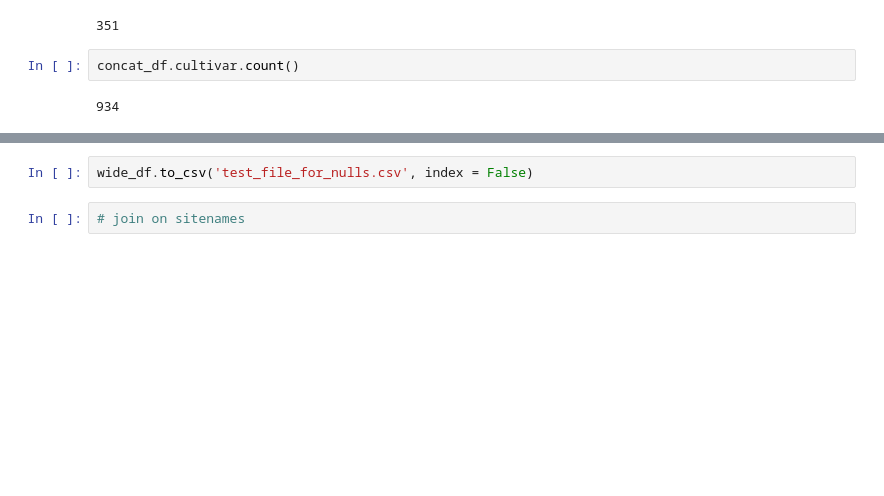
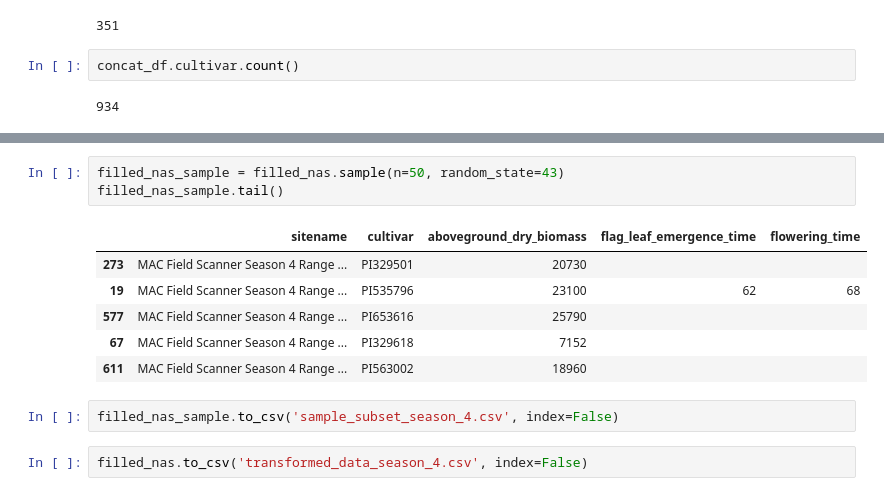
Before and after one commit to genophenoenvo/terraref-datasets, a Jupyter notebook: notebooks/gh5_phenotypes.ipynb, the cells around one changed output, grey strips where cells are left out. Cells and saved outputs as stored; diff of their text form; blank space fills up the shorter version.

```diff
--- a/notebooks/gh5_phenotypes.ipynb
+++ b/notebooks/gh5_phenotypes.ipynb
@@ -647,4 +625,14 @@ print(wide_df.flowering_time.count())
+# %%
+filled_nas_sample = filled_nas.sample(n=50, random_state=43)
+filled_nas_sample.tail()
+# %% [output]
+|  | sitename | cultivar | aboveground_dry_biomass | flag_leaf_emergence_time | flowering_time |
+| 273 | MAC Field Scanner Season 4 Range ... | PI329501 | 20730 |  |  |
+| 19 | MAC Field Scanner Season 4 Range ... | PI535796 | 23100 | 62 | 68 |
+| 577 | MAC Field Scanner Season 4 Range ... | PI653616 | 25790 |  |  |
+| 67 | MAC Field Scanner Season 4 Range ... | PI329618 | 7152 |  |  |
+| 611 | MAC Field Scanner Season 4 Range ... | PI563002 | 18960 |  |  |
 # %%
-wide_df.to_csv('test_file_for_nulls.csv', index = False)
+filled_nas_sample.to_csv('sample_subset_season_4.csv', index=False)
-# %%
-# join on sitenames
+# %%
+filled_nas.to_csv('transformed_data_season_4.csv', index=False)
```
Also changed, not shown: parts of 9 cells of this notebook.
